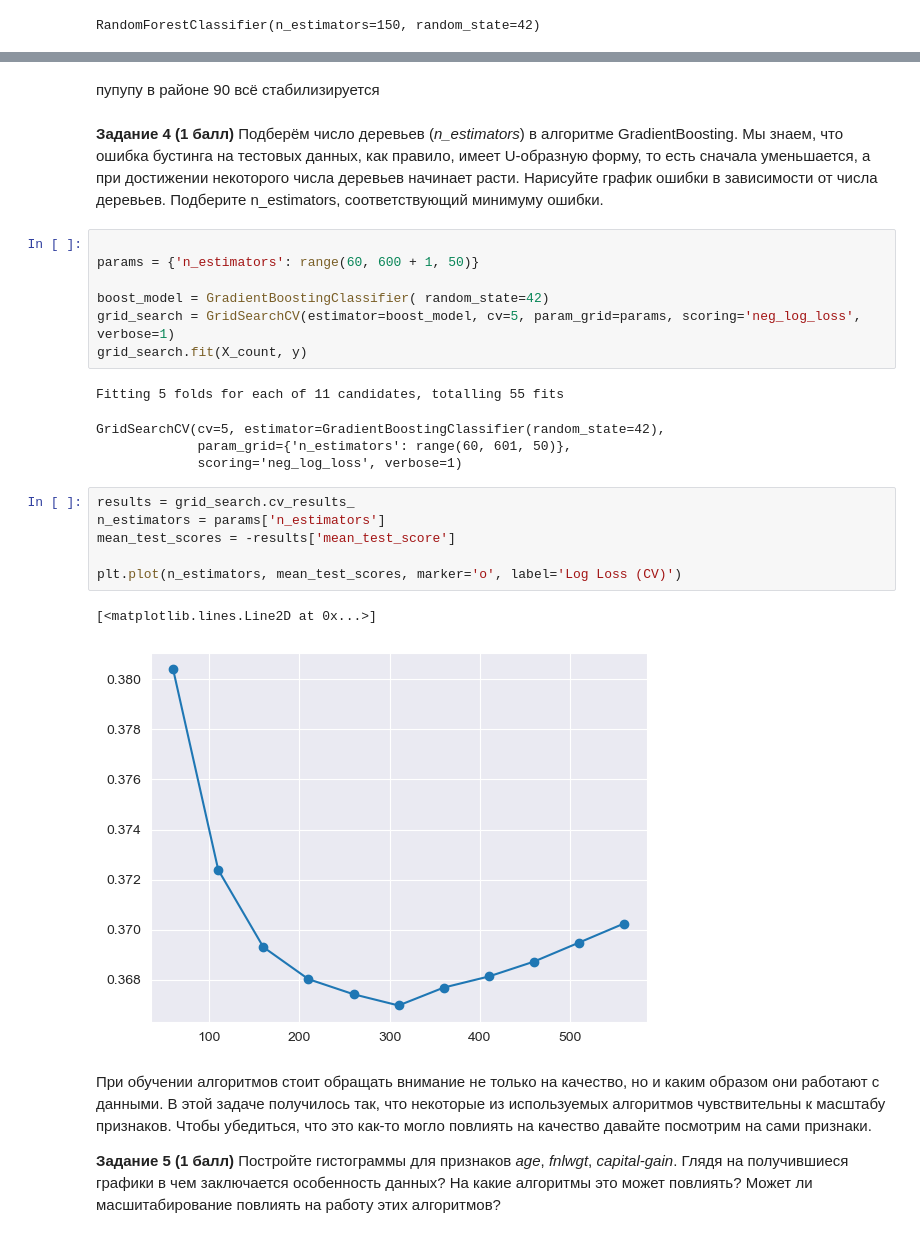
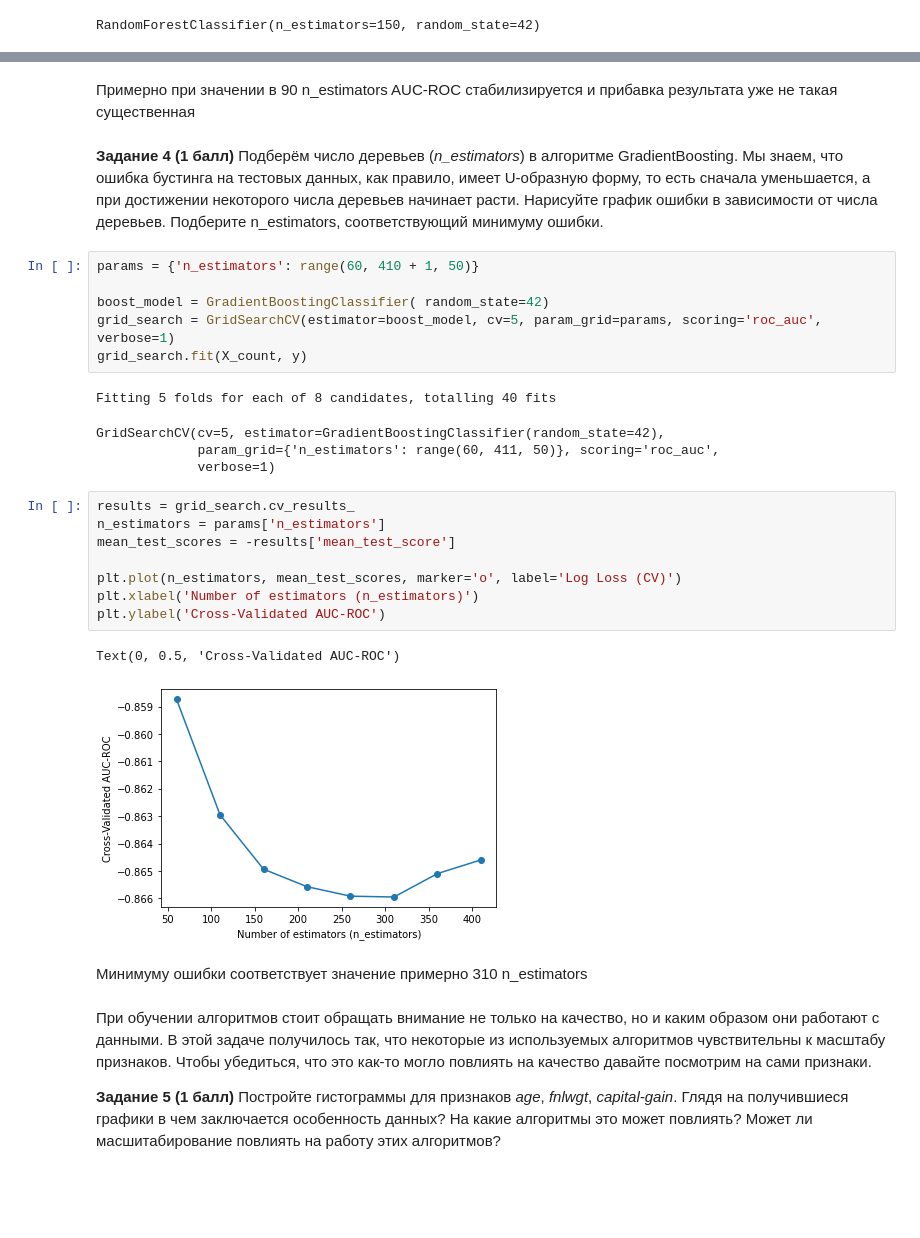
Before and after one commit to AnnaRIFFL/andan_hw3, a Jupyter notebook: HW_3_DA_Soc.ipynb, the cells around one changed output, grey strips where cells are left out. Drawn from its saved outputs; the diff is of its cells as text; blank space fills up the shorter version.

```diff
--- a/HW_3_DA_Soc.ipynb
+++ b/HW_3_DA_Soc.ipynb
@@ -220,28 +218,31 @@ plot(ns, scs)
-# %% [markdown]
-пупупу в районе 90 всё стабилизируется
+# %% [markdown]
+Примерно при значении в 90 n_estimators AUC-ROC стабилизируется и прибавка результата уже не такая существенная
 # %% [markdown]
 **Задание 4 (1 балл)** Подберём число деревьев (*n_estimators*) в алгоритме GradientBoosting. Мы знаем, что ошибка бустинга на тестовых данных, как правило, имеет U-образную форму, то есть сначала уменьшается, а при достижении некоторого числа деревьев начинает расти. Нарисуйте график ошибки в зависимости от числа деревьев. Подберите n_estimators, соответствующий минимуму ошибки.
 # %%
-
-params = {'n_estimators': range(60, 600 + 1, 50)}
+params = {'n_estimators': range(60, 410 + 1, 50)}
 
 boost_model = GradientBoostingClassifier( random_state=42)
-grid_search = GridSearchCV(estimator=boost_model, cv=5, param_grid=params, scoring='neg_log_loss', verbose=1)
+grid_search = GridSearchCV(estimator=boost_model, cv=5, param_grid=params, scoring='roc_auc', verbose=1)
 grid_search.fit(X_count, y)
 # %% [output]
-Fitting 5 folds for each of 11 candidates, totalling 55 fits
+Fitting 5 folds for each of 8 candidates, totalling 40 fits
 GridSearchCV(cv=5, estimator=GradientBoostingClassifier(random_state=42),
-             param_grid={'n_estimators': range(60, 601, 50)},
-             scoring='neg_log_loss', verbose=1)
+             param_grid={'n_estimators': range(60, 411, 50)}, scoring='roc_auc',
+             verbose=1)
 # %%
 results = grid_search.cv_results_
 n_estimators = params['n_estimators']
 mean_test_scores = -results['mean_test_score']
 
 plt.plot(n_estimators, mean_test_scores, marker='o', label='Log Loss (CV)')
+plt.xlabel('Number of estimators (n_estimators)')
+plt.ylabel('Cross-Validated AUC-ROC')
 # %% [output]
-[<matplotlib.lines.Line2D at 0x...>]
+Text(0, 0.5, 'Cross-Validated AUC-ROC')
-[figure, old version]
+[figure, new version]
+# %% [markdown]
+Минимуму ошибки соответствует значение примерно 310 n_estimators
 # %% [markdown]
 При обучении алгоритмов стоит обращать внимание не только на качество, но и каким образом они работают с данными. В этой задаче получилось так, что некоторые из используемых алгоритмов чувствительны к масштабу признаков. Чтобы убедиться, что это как-то могло повлиять на качество давайте посмотрим на сами признаки.
 
```
Also changed, not shown: parts of 29 cells of this notebook, 3 other files.
